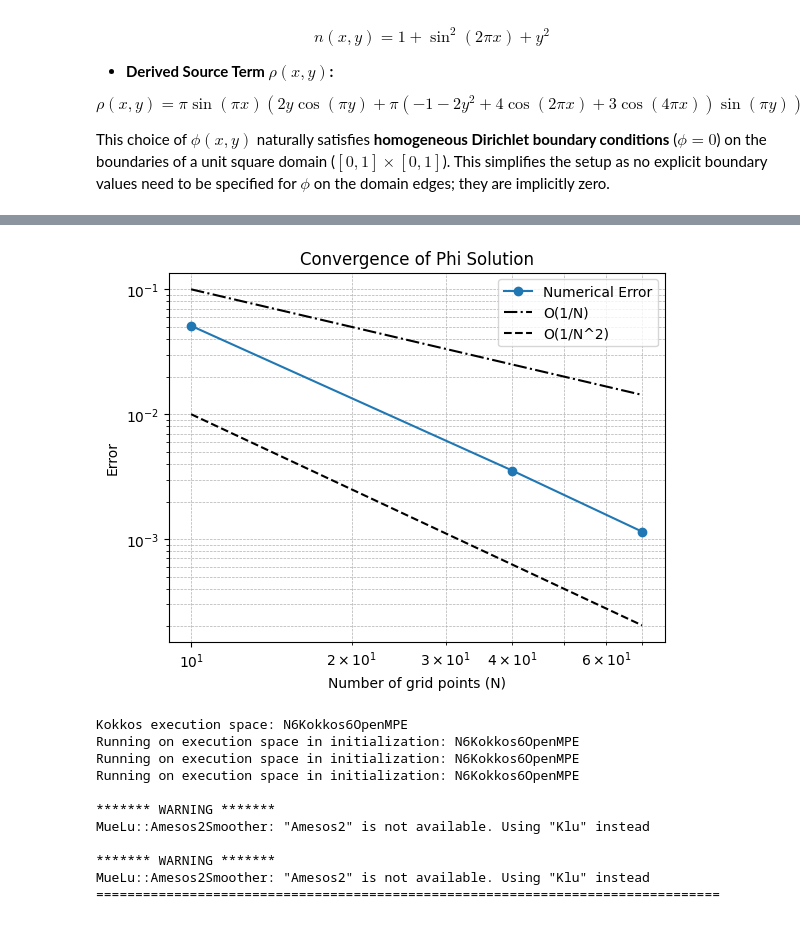
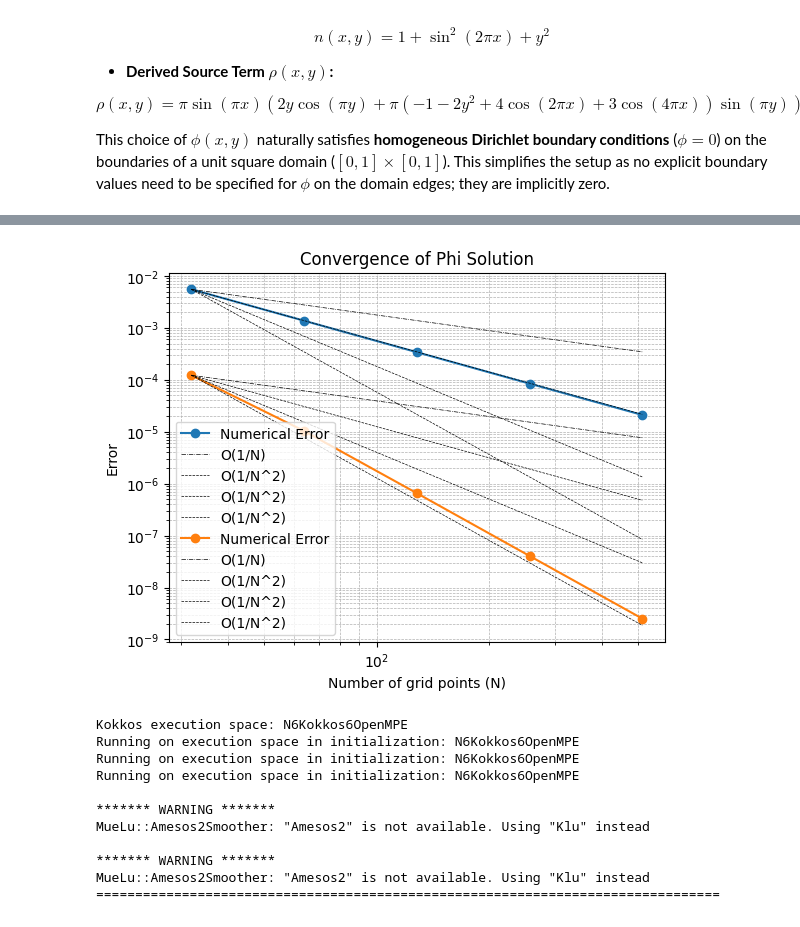
Before and after one commit to mraeth/trilinos_experiments, a Jupyter notebook: plot/analyse.ipynb, the cells around one changed output, grey strips where cells are left out. Cells and saved outputs as stored; diff of their text form; code cells hidden in the pictures.

Commit message:
Add 4th order matrix

```diff
--- a/plot/analyse.ipynb
+++ b/plot/analyse.ipynb
@@ -24,7 +24,7 @@ def read_tpetra_output(label, nx, ny, directory='.'):
     data = np.zeros((nx, ny))
 
     # Find all matching files
-    pattern = os.path.join(directory, f"{label}_*.out")
+    pattern = os.path.join(directory, f"{label}.out")
     files = glob.glob(pattern)
 
     if not files:
@@ -151,7 +151,7 @@ def parse_belos_solver_summary(stdout: str):
 import os
 from subprocess import run, PIPE, STDOUT
 
-def run_poisson_solver(nmpi, nx, ny, solver, generalized, test_analytical, nthreads=1):
+def run_poisson_solver(nmpi, nx, ny, solver, generalized, test_analytical, nthreads=1, higher_order = False):
     os.system("rm -f *.out")
 
     os.environ["OMP_NUM_THREADS"] = str(nthreads)
@@ -166,6 +166,10 @@ def run_poisson_solver(nmpi, nx, ny, solver, generalized, test_analytical, nthre
         command.append("--generalized")
     if test_analytical:
         command.append("--test_analytical")
+    if higher_order:
+        command.append("--higher_order")
+
+    print(" ".join(command))
 
     result = run(command, check=True, capture_output=True, text=True)
 
@@ -178,8 +182,10 @@ def run_poisson_solver(nmpi, nx, ny, solver, generalized, test_analytical, nthre
 def plot_convergence(errors_data, title_text):
     errors = array(errors_data)
     loglog(errors[:, 0], errors[:, 1], marker='o', label='Numerical Error')
-    plot(errors[:,0], 1/ errors[:,0], 'k-.', label='O(1/N)', linewidth=1.5)
-    plot(errors[:,0], 1/ errors[:,0]**2, 'k--', label='O(1/N^2)', linewidth=1.5)
+    plot(errors[:,0], errors[0,1]/ (errors[:,0]/errors[0,0]), 'k-.', label='O(1/N)', linewidth=.5)
+    plot(errors[:,0], errors[0,1]/ (errors[:,0]/errors[0,0])**2, 'k--', label='O(1/N^2)', linewidth=0.5)
+    plot(errors[:,0], errors[0,1]/ (errors[:,0]/errors[0,0])**3, 'k--', label='O(1/N^2)', linewidth=0.5)
+    plot(errors[:,0], errors[0,1]/ (errors[:,0]/errors[0,0])**4, 'k--', label='O(1/N^2)', linewidth=0.5)
     xlabel('Number of grid points (N)')
     ylabel('Error')
     title(title_text)
@@ -341,47 +347,49 @@ $$\rho(x,y) = \pi \sin(\pi x) \left(2y \cos(\pi y) + \pi (-1 - 2y^2 + 4 \cos(2\p
 
 This choice of $ \phi(x,y) $ naturally satisfies **homogeneous Dirichlet boundary conditions** ($ \phi = 0 $) on the boundaries of a unit square domain ($[0,1] \times [0,1]$). This simplifies the setup as no explicit boundary values need to be specified for $ \phi $ on the domain edges; they are implicitly zero.
 # %%
-NMPI = 1
-GENERALIZED = True
-TEST_ANALYTICAL = True
-SOLVER_TYPE = "GMRES"
+for HIGHER_ORDER in [False, True]:
+    NMPI = 1
+    GENERALIZED = True
+    TEST_ANALYTICAL = True
+    SOLVER_TYPE = "GMRES"
 
-error_phi_data = []
-error_rho_data = []
-error_n_data = []
+    error_phi_data = []
+    error_rho_data = []
+    error_n_data = []
 
-for nx in range(10, 100, 30):
-    ny = nx
+    for inx in range(5,10):
+        nx = 2**inx
+        ny = nx
 
-    try:
-        stdout_output = run_poisson_solver(NMPI, nx, ny, SOLVER_TYPE, GENERALIZED, TEST_ANALYTICAL)
-        # If parse_muelu_output is needed: extracted_data = parse_muelu_output(stdout_output)
-    except CalledProcessError as e:
-        print(f"Error running command: {e.cmd}")
-        print(f"Return code: {e.returncode}")
-        print(f"STDOUT: {e.stdout}")
-        print(f"STDERR: {e.stderr}")
-        continue
+        try:
+            stdout_output = run_poisson_solver(NMPI, nx, ny, SOLVER_TYPE, GENERALIZED, TEST_ANALYTICAL,1, HIGHER_ORDER)
+            # If parse_muelu_output is needed: extracted_data = parse_muelu_output(stdout_output)
+        except CalledProcessError as e:
+            print(f"Error running command: {e.cmd}")
+            print(f"Return code: {e.returncode}")
+            print(f"STDOUT: {e.stdout}")
+            print(f"STDERR: {e.stderr}")
+            continue
 
-    x = linspace(0, 1, nx)
-    y = linspace(0, 1, ny)
-    X, Y = meshgrid(x, y, indexing='ij')
+        x = linspace(0, 1, nx)
+        y = linspace(0, 1, ny)
+        X, Y = meshgrid(x, y, indexing='ij')
 
-    phi_numerical = read_tpetra_output('phi', nx, ny)
-    phi_analytical = vectorize(phi_exact)(X, Y)
-    error_phi_data.append([nx, get_error(phi_numerical, phi_analytical)])
-    print(f"Error in phi for nx={nx}: {error_phi_data[-1][1]}")
+        phi_numerical = read_tpetra_output('phi', nx, ny)
+        phi_analytical = vectorize(phi_exact)(X, Y)
+        error_phi_data.append([nx, get_error(phi_numerical, phi_analytical)])
+        print(f"Error in phi for nx={nx}: {error_phi_data[-1][1]}")
 
-    rho_numerical = read_tpetra_output('rhs', nx, ny)
-    rho_analytical = vectorize(calculate_rho if GENERALIZED else calculate_rho_const)(X, Y)
-    error_rho_data.append([nx, get_error(rho_numerical, rho_analytical)])
-    print(f"Error in rho for nx={nx}: {error_rho_data[-1][1]}")
+        rho_numerical = read_tpetra_output('rhs', nx, ny)
+        rho_analytical = vectorize(calculate_rho if GENERALIZED else calculate_rho_const)(X, Y)
+        error_rho_data.append([nx, get_error(rho_numerical, rho_analytical)])
+        print(f"Error in rho for nx={nx}: {error_rho_data[-1][1]}")
 
-    if GENERALIZED:
-        n_numerical = read_tpetra_output('n', nx, ny)
-        n_analytical = vectorize(calculate_n)(X, Y)
-        error_n_data.append([nx, get_error(n_numerical, n_analytical)])
-        print(f"Error in n for nx={nx}: {error_n_data[-1][1]}")
+        if GENERALIZED:
+            n_numerical = read_tpetra_output('n', nx, ny)
+            n_analytical = vectorize(calculate_n)(X, Y)
+            error_n_data.append([nx, get_error(n_numerical, n_analytical)])
+            print(f"Error in n for nx={nx}: {error_n_data[-1][1]}")
 
-plot_convergence(error_phi_data, 'Convergence of Phi Solution')
+    plot_convergence(error_phi_data, 'Convergence of Phi Solution')
 # %% [output]
@@ -397,4 +413,4 @@ Error in n for nx=70: 4.993783164763954e-13
-[figure, old version]
+[figure, new version]
 # %%
 print(stdout_output)
 # %% [output]
```
Also changed, not shown: parts of 10 cells of this notebook, 5 other files.
